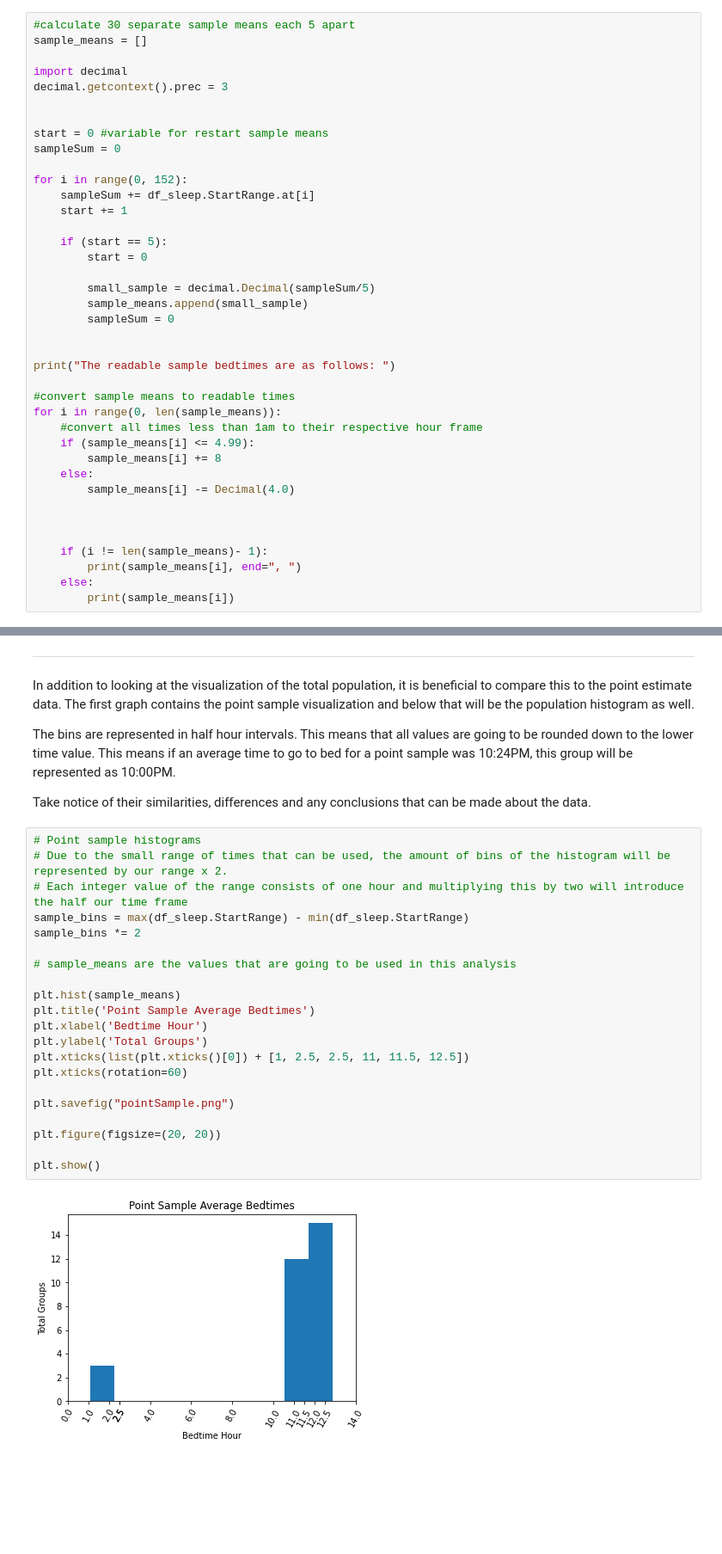
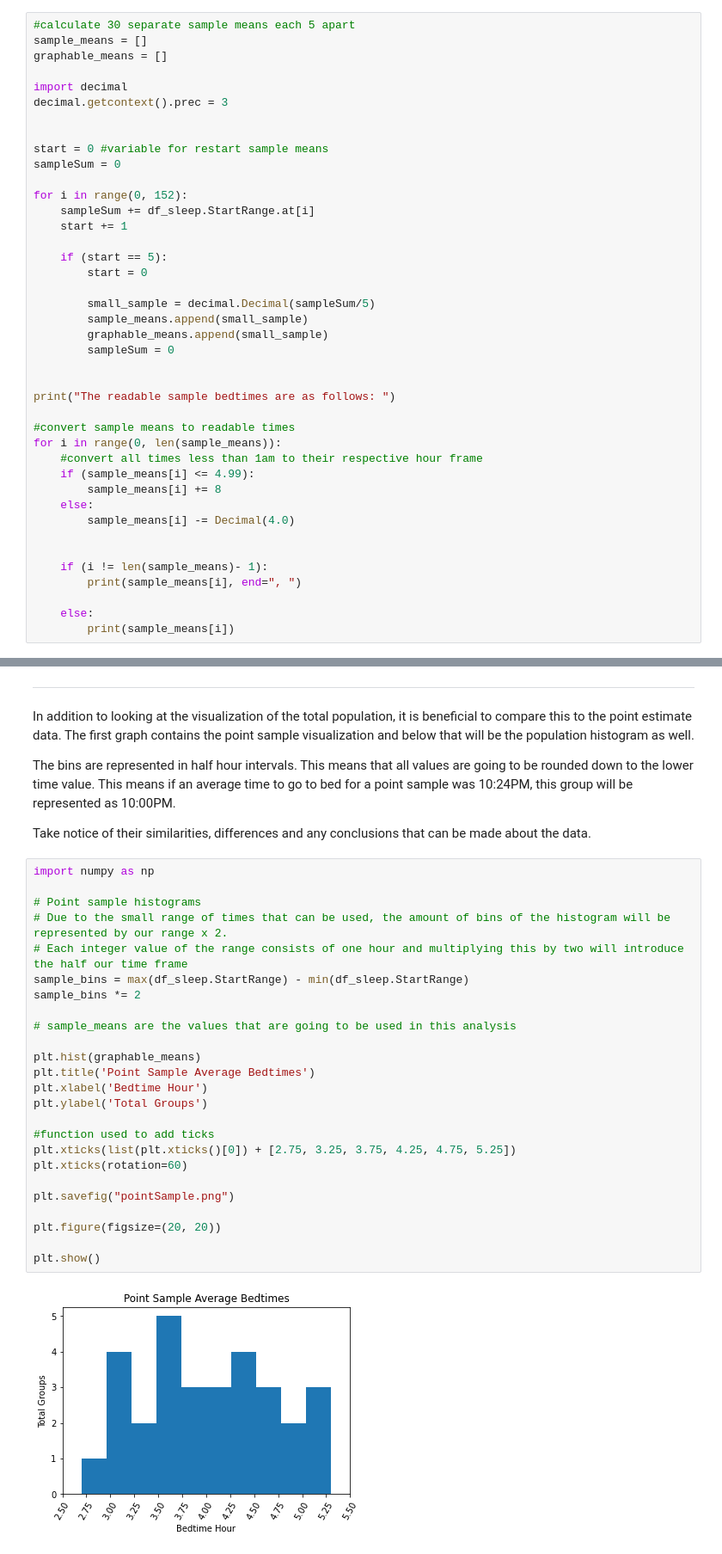
Before and after one commit to Markay12/SleepDataAnalysis, a Jupyter notebook: dataVisualization.ipynb, the cells around one changed output, grey strips where cells are left out. Shown: that part at 86% size. Cells and saved outputs as stored; diff of their text form; blank space fills up the shorter version.

Commit message:
updated histogram analysis

```diff
--- a/dataVisualization.ipynb
+++ b/dataVisualization.ipynb
@@ -153,6 +153,7 @@ This means the data given must be handled into 30 separate sample means all cont
 # %%
 #calculate 30 separate sample means each 5 apart
 sample_means = []
+graphable_means = []
 
 import decimal
 decimal.getcontext().prec = 3
@@ -170,6 +171,7 @@ for i in range(0, 152):
 
         small_sample = decimal.Decimal(sampleSum/5)
         sample_means.append(small_sample)
+        graphable_means.append(small_sample)
         sampleSum = 0
 
 
@@ -184,9 +186,9 @@ for i in range(0, len(sample_means)):
         sample_means[i] -= Decimal(4.0)
 
 
-
     if (i != len(sample_means)- 1):
         print(sample_means[i], end=", ")
+
     else:
         print(sample_means[i])
 # %% [output]
@@ -238,26 +240,30 @@ The bins are represented in half hour intervals. This means that all values are
 
 Take notice of their similarities, differences and any conclusions that can be made about the data.
 # %%
+import numpy as np
+
 # Point sample histograms
 # Due to the small range of times that can be used, the amount of bins of the histogram will be represented by our range x 2.
 # Each integer value of the range consists of one hour and multiplying this by two will introduce the half our time frame
 sample_bins = max(df_sleep.StartRange) - min(df_sleep.StartRange)
 sample_bins *= 2
 
 # sample_means are the values that are going to be used in this analysis
 
-plt.hist(sample_means)
+plt.hist(graphable_means)
 plt.title('Point Sample Average Bedtimes')
 plt.xlabel('Bedtime Hour')
 plt.ylabel('Total Groups')
-plt.xticks(list(plt.xticks()[0]) + [1, 2.5, 2.5, 11, 11.5, 12.5])
+
+#function used to add ticks
+plt.xticks(list(plt.xticks()[0]) + [2.75, 3.25, 3.75, 4.25, 4.75, 5.25])
 plt.xticks(rotation=60)
 
 plt.savefig("pointSample.png")
 
 plt.figure(figsize=(20, 20))
 
 plt.show()
 # %% [output]
-[figure, old version]
+[figure, new version]
 <Figure size 1440x1440 with 0 Axes>
```
Also changed, not shown: 1 other file.
